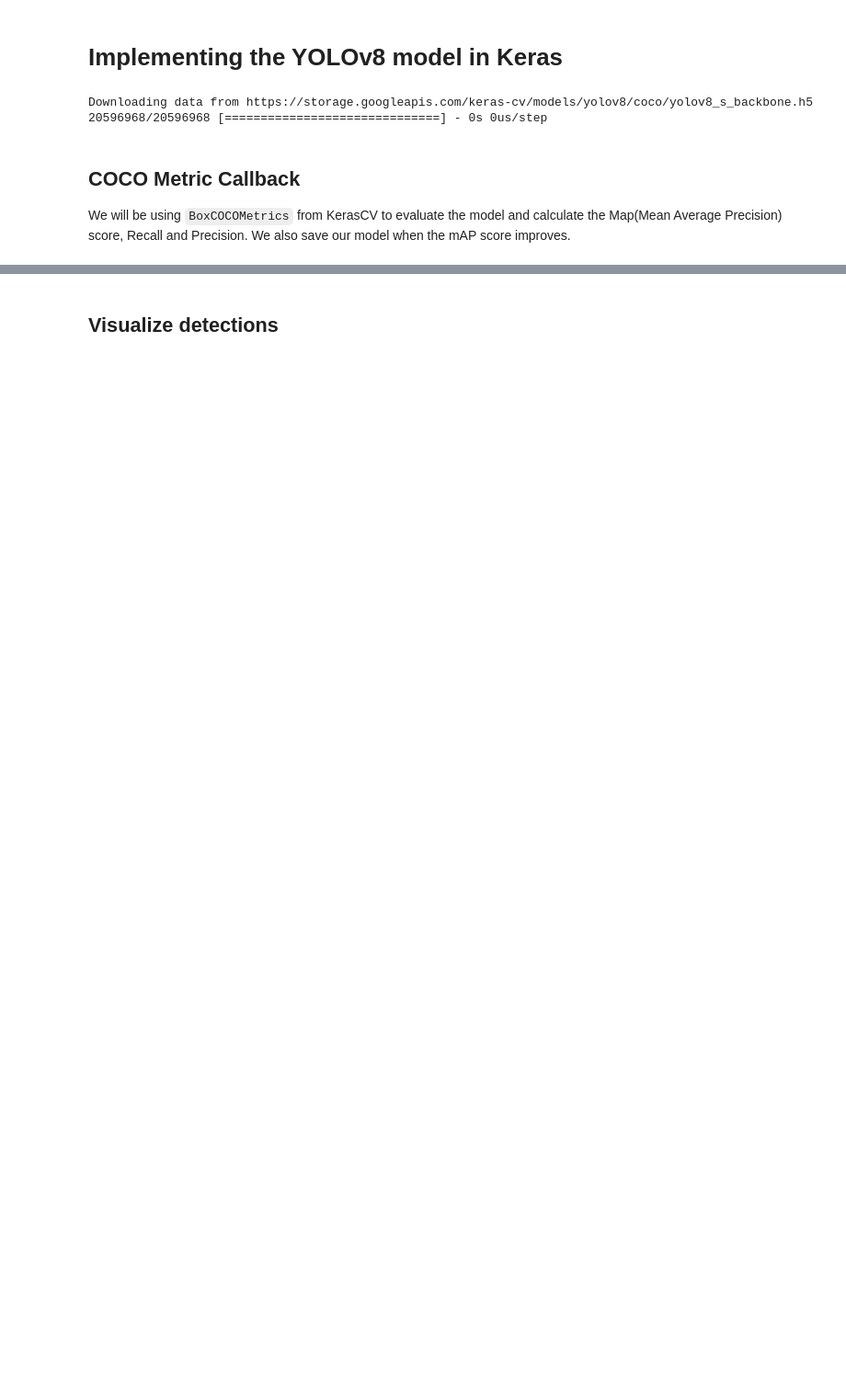
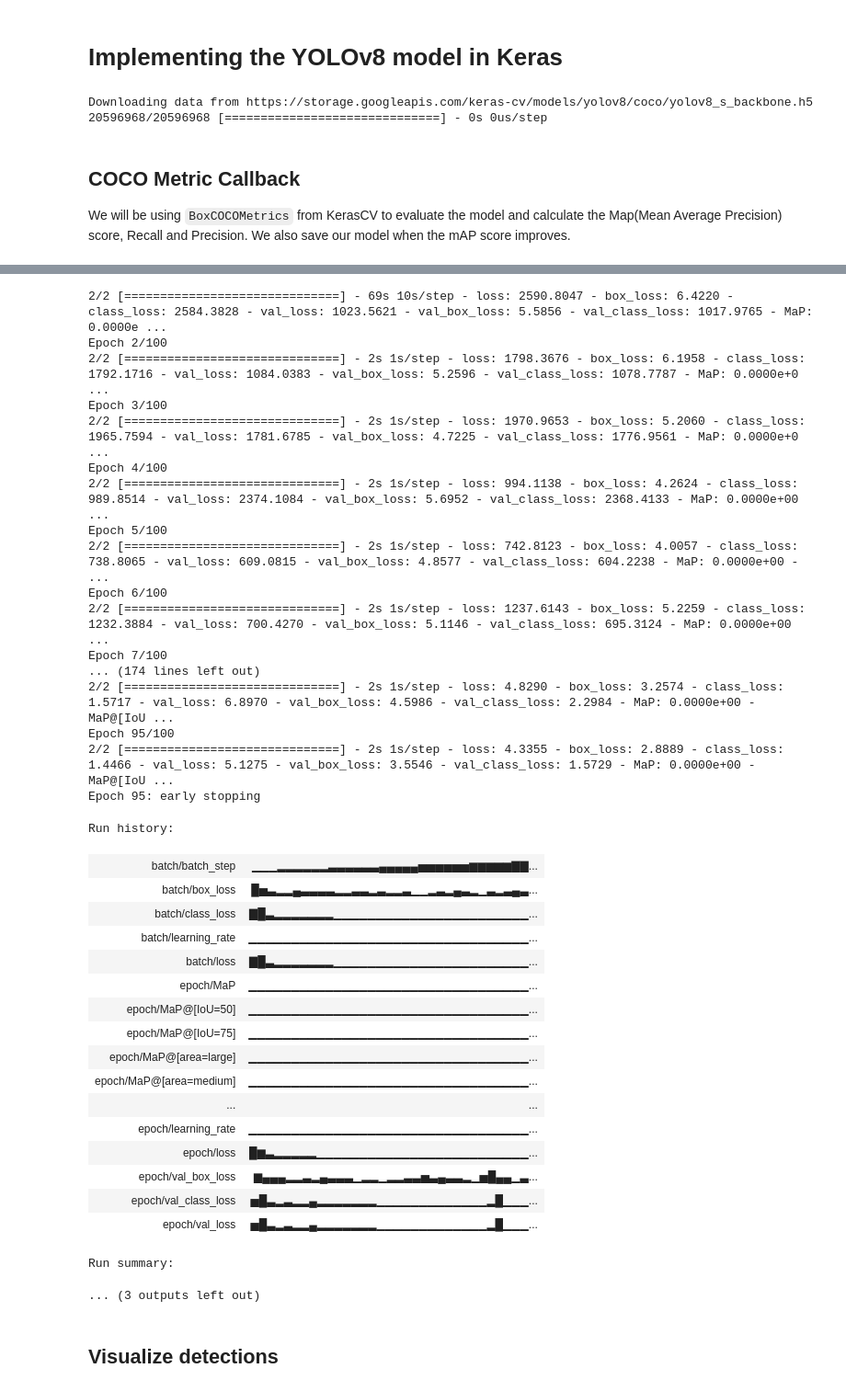
Before and after one commit to emmermarcell/AI-in-Data-Science-Data-Challenge, a Jupyter notebook: traffic-sign-recognition-with-kerascv.ipynb, the cells around one changed output, grey strips where cells are left out. Shown at 92% size. Cells and saved outputs as stored; diff of their text form; code cells hidden in the pictures; blank space fills up the shorter version.

Commit message:
Kaggle Notebook | traffic-sign-recognition-with-kerascv | Version 7

```diff
--- a/traffic-sign-recognition-with-kerascv.ipynb
+++ b/traffic-sign-recognition-with-kerascv.ipynb
@@ -288,27 +403,29 @@ test_ds = test_ds.prefetch(tf.data.AUTOTUNE)
 # %% [markdown]
 # Implementing the YOLOv8 model in Keras
 # %%
+# For transfer learning, we load the YOLOv8 weights trained on the COCO dataset
 backbone = keras_cv.models.YOLOV8Backbone.from_preset(
     "yolo_v8_s_backbone_coco"
 )    # A small YOLOV8 backbone with 5.09 million parameters. Ref: https://keras.io/api/keras_cv/models/backbones/yolo_v8/
 
 yolo = keras_cv.models.YOLOV8Detector(
     backbone=backbone,
-    num_classes=len(class_mapping),
+    num_classes=config['num_classes'],    # The number of neurons in the last layer
     bounding_box_format="xyxy",
     fpn_depth=1,
 )
 
 optimizer = Adam(
-    learning_rate=LEARNING_RATE,
-    global_clipnorm=GLOBAL_CLIPNORM,
+    learning_rate=config['learning_rate'],
+    global_clipnorm=config['global_clipnorm'],
 )
 
 yolo.compile(
     optimizer=optimizer,
     classification_loss="binary_crossentropy",
-    box_loss="ciou"
-)
+    box_loss="ciou",
+)    # User metrics is not supported yet for yolov8 so we have to create a callback class for it
+# This mean that we can just write e.g.  metrics=['acccuracy'], inside the compile call
 # %% [output]
 Downloading data from https://storage.googleapis.com/keras-cv/models/yolov8/coco/yolov8_s_backbone.h5
 20596968/20596968 [==============================] - 0s 0us/step
@@ -347,10 +464,3 @@ class EvaluateCOCOMetricsCallback(keras.callbacks.Callback):
             self.model.save(self.save_path)  # Save the model when mAP improves
 
         return logs
-# %%
-yolo.fit(
-    train_ds,
-    validation_data=val_ds,
-    epochs=EPOCH,
-    callbacks=[EvaluateCOCOMetricsCallback(val_ds, "model.h5")],
-)
@@ -376,0 +467,25 @@ Epoch 100/100
+# %%
+run = wandb.init(
+    # Set the project where this run will be logged
+    project="traffic-sign-recognition-with-kerascv",
+    # Track hyperparameters and run metadata
+    config=config,
+)
+
+# Run the wandb magic comand!
+# This displays the run
+%wandb
+
+yolo.fit(
+    train_ds,
+    validation_data=val_ds,
+    epochs=config['num_epochs'],
+    callbacks=[EarlyStopping(patience=config['early_stopping_patience'], verbose=1),
+               EvaluateCOCOMetricsCallback(val_ds, "model.h5"),
+               WandbMetricsLogger(log_freq=config['log_frequency']),
+              ],
+)
+
+# Close the W&B run
+run.finish()
+# %% [output]
@@ -377,3 +500,39 @@ Epoch 100/100
+2/2 [==============================] - 69s 10s/step - loss: 2590.8047 - box_loss: 6.4220 - class_loss: 2584.3828 - val_loss: 1023.5621 - val_box_loss: 5.5856 - val_class_loss: 1017.9765 - MaP: 0.0000e ...
+Epoch 2/100
+2/2 [==============================] - 2s 1s/step - loss: 1798.3676 - box_loss: 6.1958 - class_loss: 1792.1716 - val_loss: 1084.0383 - val_box_loss: 5.2596 - val_class_loss: 1078.7787 - MaP: 0.0000e+0 ...
+Epoch 3/100
+2/2 [==============================] - 2s 1s/step - loss: 1970.9653 - box_loss: 5.2060 - class_loss: 1965.7594 - val_loss: 1781.6785 - val_box_loss: 4.7225 - val_class_loss: 1776.9561 - MaP: 0.0000e+0 ...
+Epoch 4/100
+2/2 [==============================] - 2s 1s/step - loss: 994.1138 - box_loss: 4.2624 - class_loss: 989.8514 - val_loss: 2374.1084 - val_box_loss: 5.6952 - val_class_loss: 2368.4133 - MaP: 0.0000e+00  ...
+Epoch 5/100
+2/2 [==============================] - 2s 1s/step - loss: 742.8123 - box_loss: 4.0057 - class_loss: 738.8065 - val_loss: 609.0815 - val_box_loss: 4.8577 - val_class_loss: 604.2238 - MaP: 0.0000e+00 -  ...
+Epoch 6/100
+2/2 [==============================] - 2s 1s/step - loss: 1237.6143 - box_loss: 5.2259 - class_loss: 1232.3884 - val_loss: 700.4270 - val_box_loss: 5.1146 - val_class_loss: 695.3124 - MaP: 0.0000e+00  ...
+Epoch 7/100
+... (174 lines left out)
+2/2 [==============================] - 2s 1s/step - loss: 4.8290 - box_loss: 3.2574 - class_loss: 1.5717 - val_loss: 6.8970 - val_box_loss: 4.5986 - val_class_loss: 2.2984 - MaP: 0.0000e+00 - MaP@[IoU ...
+Epoch 95/100
+2/2 [==============================] - 2s 1s/step - loss: 4.3355 - box_loss: 2.8889 - class_loss: 1.4466 - val_loss: 5.1275 - val_box_loss: 3.5546 - val_class_loss: 1.5729 - MaP: 0.0000e+00 - MaP@[IoU ...
+Epoch 95: early stopping
+Run history:
+| batch/batch_step | ▁▁▁▂▂▂▂▂▂▃▃▃▃▃▃▄▄▄▄▄▅▅▅▅▅▅▆▆▆▆▆▇▇... |
+| batch/box_loss | █▅▃▂▂▄▃▃▃▃▂▂▃▃▂▃▂▂▃▁▁▂▃▂▄▃▂▁▃▂▃▄▃... |
+| batch/class_loss | ▇█▃▂▂▂▂▂▂▂▁▁▁▁▁▁▁▁▁▁▁▁▁▁▁▁▁▁▁▁▁▁▁... |
+| batch/learning_rate | ▁▁▁▁▁▁▁▁▁▁▁▁▁▁▁▁▁▁▁▁▁▁▁▁▁▁▁▁▁▁▁▁▁... |
+| batch/loss | ▇█▃▂▂▂▂▂▂▂▁▁▁▁▁▁▁▁▁▁▁▁▁▁▁▁▁▁▁▁▁▁▁... |
+| epoch/MaP | ▁▁▁▁▁▁▁▁▁▁▁▁▁▁▁▁▁▁▁▁▁▁▁▁▁▁▁▁▁▁▁▁▁... |
+| epoch/MaP@[IoU=50] | ▁▁▁▁▁▁▁▁▁▁▁▁▁▁▁▁▁▁▁▁▁▁▁▁▁▁▁▁▁▁▁▁▁... |
+| epoch/MaP@[IoU=75] | ▁▁▁▁▁▁▁▁▁▁▁▁▁▁▁▁▁▁▁▁▁▁▁▁▁▁▁▁▁▁▁▁▁... |
+| epoch/MaP@[area=large] | ▁▁▁▁▁▁▁▁▁▁▁▁▁▁▁▁▁▁▁▁▁▁▁▁▁▁▁▁▁▁▁▁▁... |
+| epoch/MaP@[area=medium] | ▁▁▁▁▁▁▁▁▁▁▁▁▁▁▁▁▁▁▁▁▁▁▁▁▁▁▁▁▁▁▁▁▁... |
+| ... | ... |
+| epoch/learning_rate | ▁▁▁▁▁▁▁▁▁▁▁▁▁▁▁▁▁▁▁▁▁▁▁▁▁▁▁▁▁▁▁▁▁... |
+| epoch/loss | █▆▃▂▂▂▂▂▁▁▁▁▁▁▁▁▁▁▁▁▁▁▁▁▁▁▁▁▁▁▁▁▁... |
+| epoch/val_box_loss | ▆▄▄▄▂▂▃▂▄▃▃▃▁▂▂▁▂▂▃▃▅▃▄▃▃▂▁▅█▄▄▁▃... |
+| epoch/val_class_loss | ▅█▃▂▃▂▂▄▂▂▂▂▂▂▂▁▁▁▁▁▁▁▁▁▁▁▁▁▂█▁▁▁... |
+| epoch/val_loss | ▅█▃▂▃▂▂▄▂▂▂▂▂▂▂▁▁▁▁▁▁▁▁▁▁▁▁▁▂█▁▁▁... |
+Run summary:
+... (3 outputs left out)
 # %% [markdown]
 ## Visualize detections
 # %%
```
Also changed, not shown: parts of 20 cells of this notebook.
